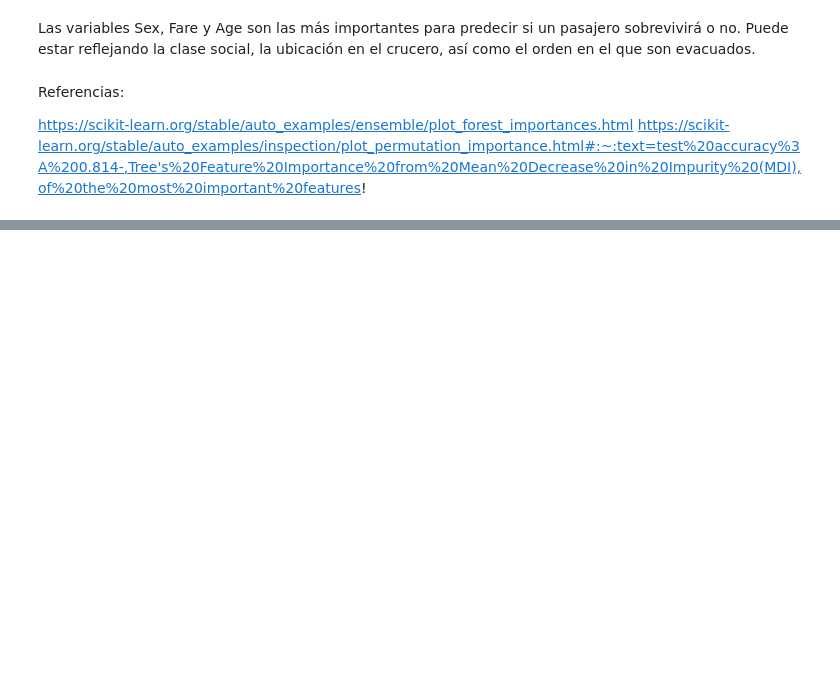
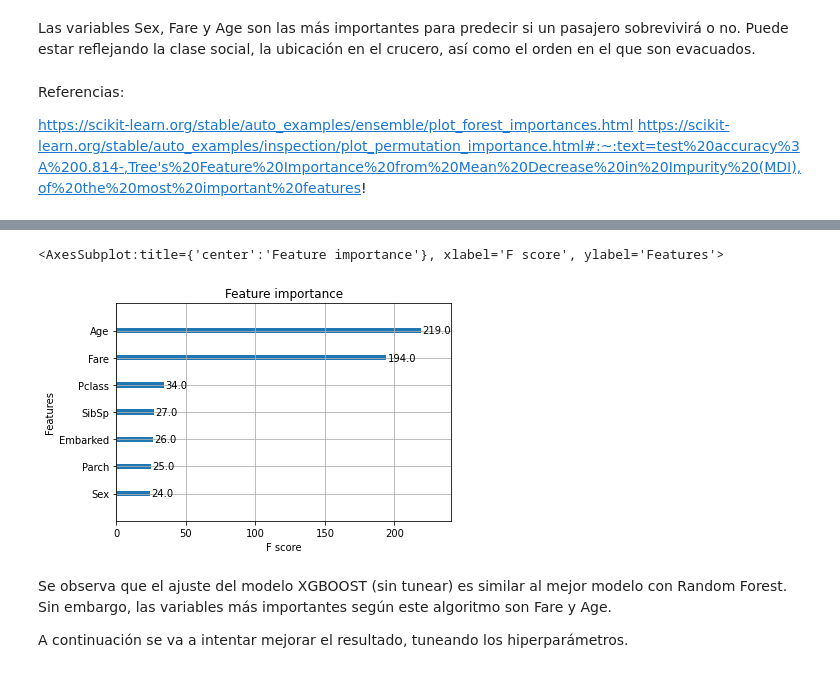
Before and after one commit to anasofiasama/RandomForest_XGBOOST, a Jupyter notebook: src/explore.ipynb, the cells around one changed output, grey strips where cells are left out. Saved outputs shown, nothing was run; the diff lists cells and outputs as text; code cells hidden in the pictures; blank space fills up the shorter version.

```diff
--- a/src/explore.ipynb
+++ b/src/explore.ipynb
@@ -261,0 +269,11 @@ https://scikit-learn.org/stable/auto_examples/inspection/plot_permutation_import
+# %%
+# Se transforman las dos muestras a fromato DMatrix
+D_train = xgb.DMatrix(X_train, label=y_train)
+D_test = xgb.DMatrix(X_test, label=y_test)
+# %%
+# El único parámetro que se especifica es objetivo del aprendizaje que se define como 'binary: hinge', ya que de esta manera devuelve la predicción de cada clase y no la probabilidad.
+param = {
+    'objective': 'binary:hinge'}
+steps=20
+clf_xgb = xgb.train(param, D_train, steps)
+preds_xgb = clf_xgb.predict(D_test)
@@ -261,0 +293,9 @@ https://scikit-learn.org/stable/auto_examples/inspection/plot_permutation_import
+# %%
+xgb.plot_importance(clf_xgb)
+# %% [output]
+<AxesSubplot:title={'center':'Feature importance'}, xlabel='F score', ylabel='Features'>
+[figure, added]
+# %% [markdown]
+Se observa que el ajuste del modelo XGBOOST (sin tunear) es similar al mejor modelo con Random Forest. Sin embargo, las variables más importantes según este algoritmo son Fare y Age.
+
+A continuación se va a intentar mejorar el resultado, tuneando los hiperparámetros.
```
Also changed, not shown: parts of 17 cells of this notebook, 3 other files.
